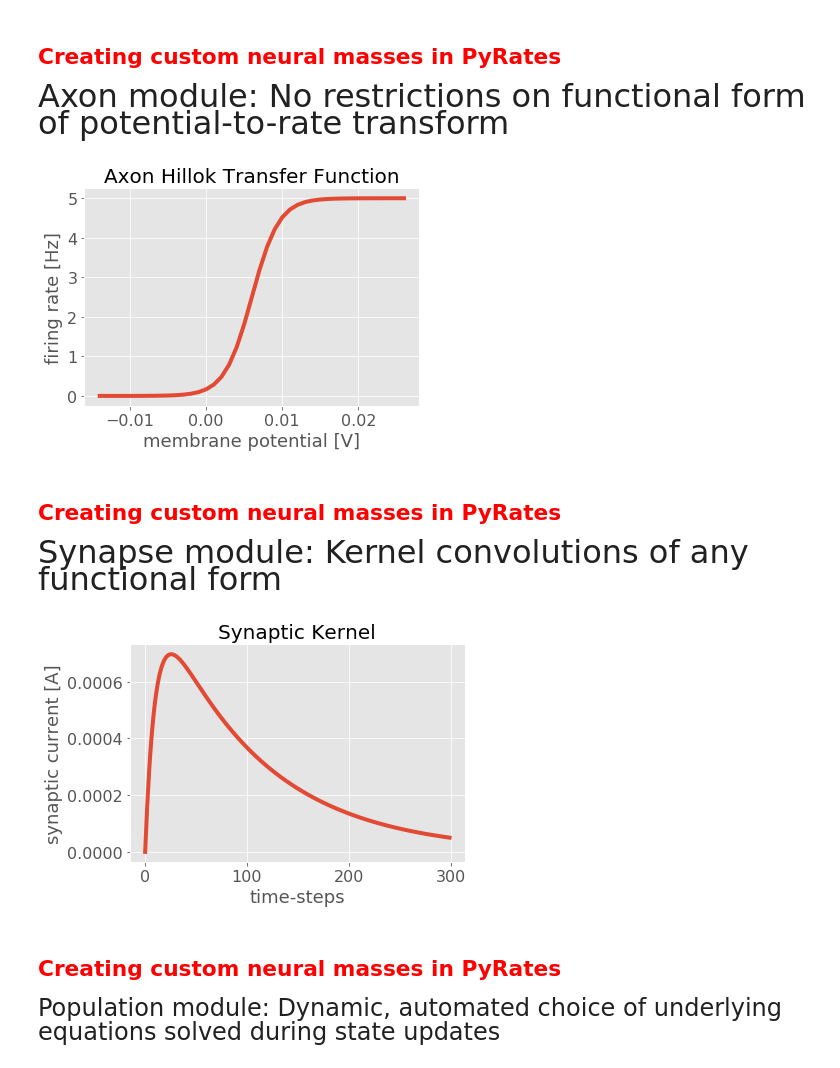
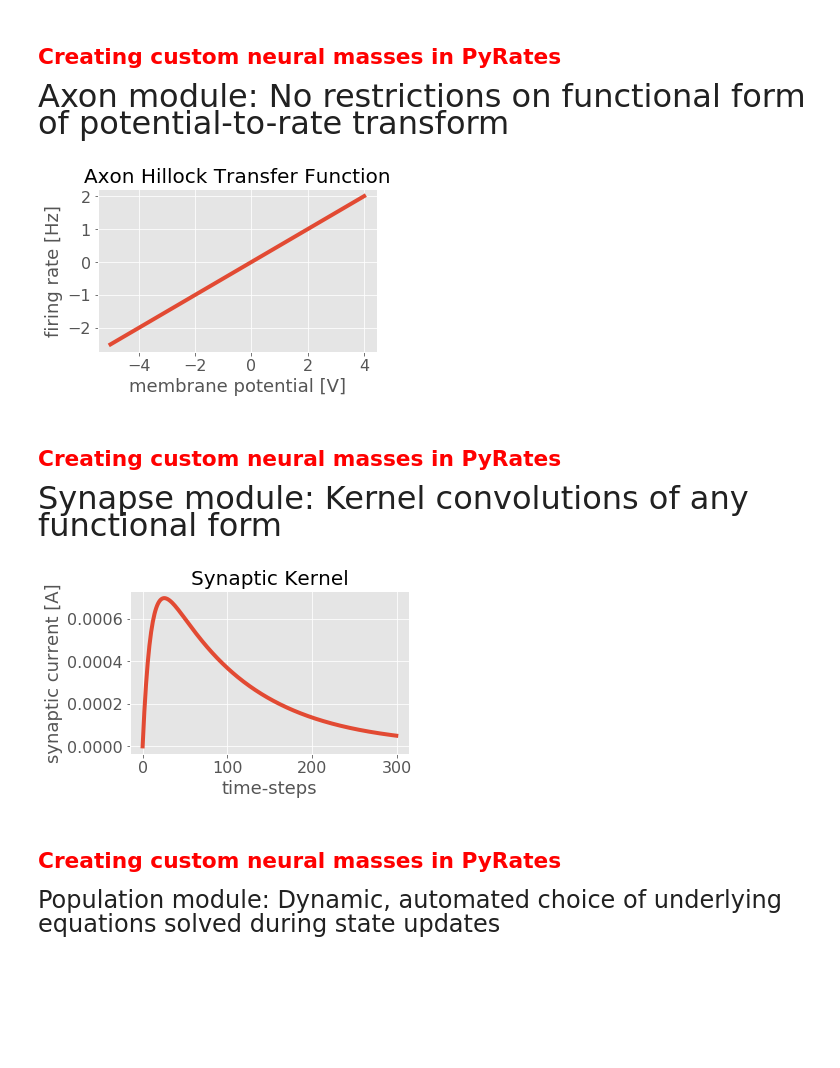
Before and after one commit to pyrates-neuroscience/PyRates, a Jupyter notebook: documentation/PyRates_Biosignale_2018.ipynb, the cells around one changed output. Cells and saved outputs as stored; diff of their text form; code cells hidden in the pictures; blank space fills up the shorter version.

```diff
--- a/documentation/PyRates_Biosignale_2018.ipynb
+++ b/documentation/PyRates_Biosignale_2018.ipynb
@@ -128,22 +129,23 @@ Organized into 4 modules:
 # %%
 from core.axon import Axon, SigmoidAxon, JansenRitAxon
 
-axon = JansenRitAxon()
+axon = Axon(lambda x: 0.5*x)
 #axon = SigmoidAxon(max_firing_rate=1., membrane_potential_threshold=0., sigmoid_steepness=100.)
-ax = axon.plot_transfer_function(create_plot=False)
+ax = axon.plot_transfer_function(np.arange(-5, 5, 1), create_plot=False)
 # %% [output]
-[figure, old version]
+[figure, new version]
 # %% [markdown]
 <font color="red">Creating custom neural masses in PyRates
 ----------------------------------------------
 <font size=6>Synapse module: Kernel convolutions of any functional form
 # %%
-from core.synapse import Synapse, DoubleExponentialSynapse, GABAACurrentSynapse
+from core.synapse import Synapse, DoubleExponentialSynapse, JansenRitExcitatorySynapse
 
+synapse = JansenRitExcitatorySynapse()
 synapse = DoubleExponentialSynapse(efficacy=1e-3, tau_rise=0.01, tau_decay=0.1, bin_size=0.001, max_delay=0.3)
 p = synapse.plot_synaptic_kernel(create_plot=False)
 # %% [output]
-[figure, old version]
+[figure, new version]
 # %% [markdown]
 <font color="red">Creating custom neural masses in PyRates
 ----------------------------------------------------------
```
Also changed, not shown: parts of 27 cells of this notebook, 10 other files.
